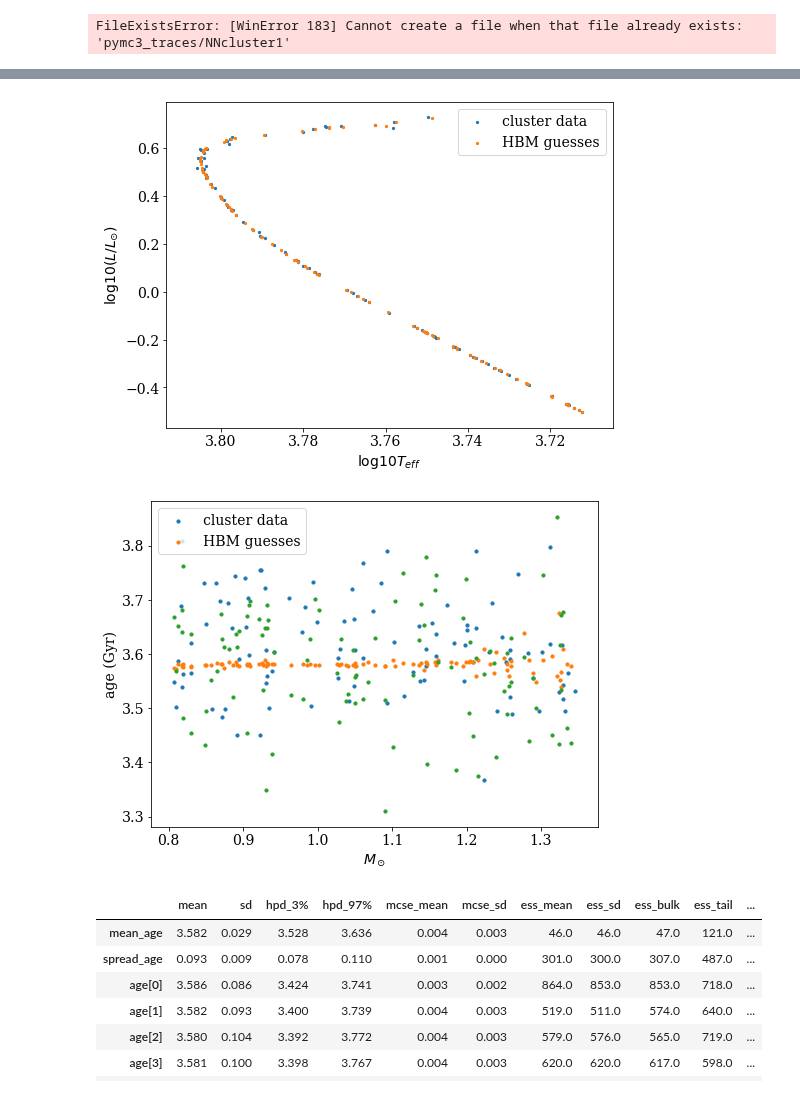
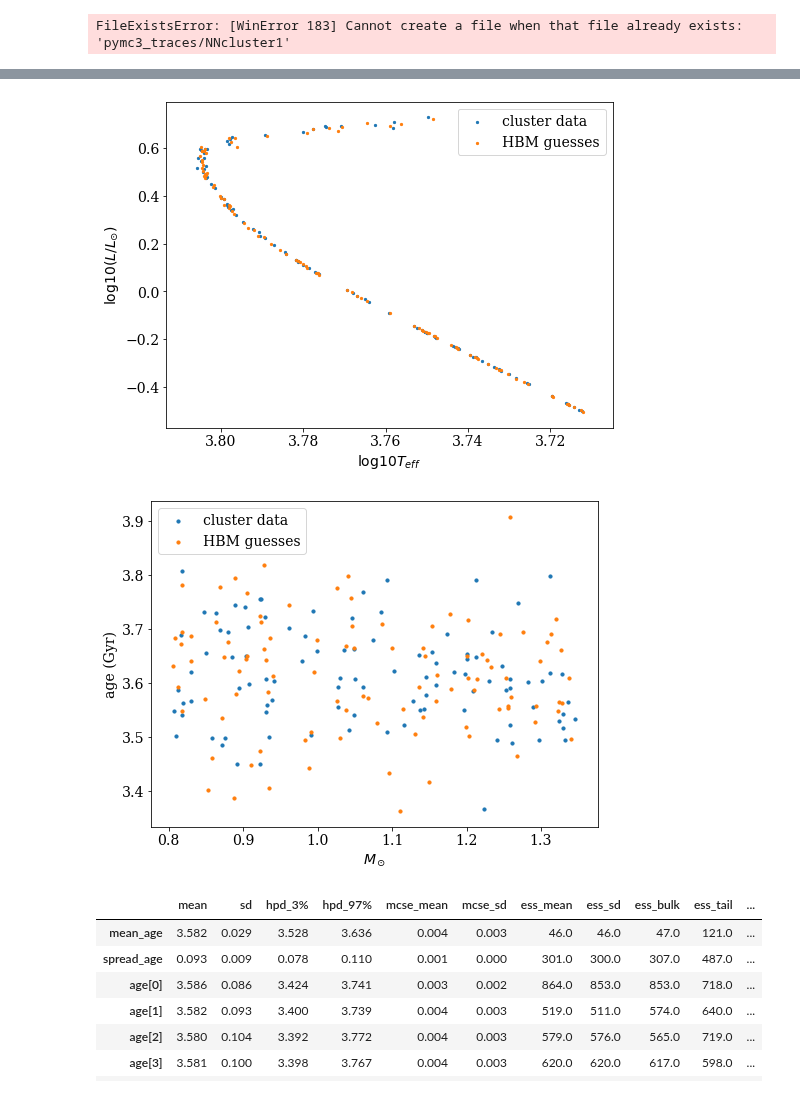
Before and after one commit to Harry-Westwood/Y4-Project-InterNeuralStellar, a Jupyter notebook: Hin's_files/NNpseudo_cluster.ipynb, the cells around one changed output, grey strips where cells are left out. Saved outputs shown, nothing was run; the diff lists cells and outputs as text; code cells hidden in the pictures.

```diff
--- a/Hin's_files/NNpseudo_cluster.ipynb
+++ b/Hin's_files/NNpseudo_cluster.ipynb
@@ -9,5 +14,4 @@ import os
 # %%
-m1=NNmodel('evo',['mass','age','feh','MLT'],['L','Teff','delnu'])
-m1.loadModel('Ran_files/small_grid_30/small_grid_model.h5')
-m1.getWeights()
+m1=NNmodel('evo',['mass','age','feh','MLT'],['radius','Teff','delnu'], Teff_scaling=5000)
+m1.loadModel('Ran_files/big_grid_77/000_best_model.h5')
 # %% [output]
@@ -93,3 +219,5 @@ os.mkdir(file)
 pm.save_trace(trace, directory=file+'/', overwrite=True)
 # %% [output]
 FileExistsError: [WinError 183] Cannot create a file when that file already exists: 'pymc3_traces/NNcluster1'
+# %%
+trace = pm.load_trace(directory='pymc3_traces/NNcluster3', model=model)
@@ -109,31 +257,31 @@ array([[<matplotlib.axes._subplots.AxesSubplot object at 0x...>,
 # %%
 from matplotlib import rc
 rc("font", family="serif", size=14)
-mean_ages=np.mean(trace['age'],axis=0)
-mean_masses = np.mean(trace['mass'],axis=0)
-Finputs = np.log10(np.vstack((mean_masses, mean_ages, 10**Tfeh, 10**TMLT)))
+pop1_ages=trace['age'][0]
+pop1_masses = trace['mass'][0]
+Finputs = np.log10(np.vstack((pop1_masses, pop1_ages, 10**Tfeh, 10**TMLT)))
 Foutputs = m1.model.predict(Finputs.T).T
 [FL, FTeff, Fdelnu] = 10**Foutputs
 fig, ax=plt.subplots(1,1,figsize=[8,6])
 ax.scatter(np.log10(TTeff), np.log10(TL), s=5, label='cluster data')
 ax.scatter(np.log10(FTeff), np.log10(FL), s=5, label='HBM guesses')
 ax.set_xlim(ax.get_xlim()[::-1])
 ax.set_xlabel(r'$\log10 T_{eff}$')
 ax.set_ylabel(r'$\log10(L/L_{\odot})$')
 ax.legend()
 plt.show()
 
 fig, ax=plt.subplots(1,1,figsize=[8,6])
 ax.scatter(Tmass, Tage,s=10, label='cluster data')
-ax.scatter(mean_masses, mean_ages, s=10, label='HBM guesses')
-ax.scatter(mean_masses, np.random.randn(N)*np.mean(trace['spread_age'])+np.mean(trace['mean_age']),s=10)
+ax.scatter(pop1_masses, pop1_ages, s=10, label='HBM guesses')
+#ax.scatter(mean_masses, np.random.randn(N)*np.mean(trace['spread_age'])+np.mean(trace['mean_age']),s=10)
 ax.set_xlabel(r'$M_\odot$')
 ax.set_ylabel(r'age (Gyr)')
 ax.legend()
 plt.show()
 # %% [output]
-[figure, old version]
+[figure, new version]
-[figure, old version]
+[figure, new version]
 # %%
 pm.summary(trace, var_names=['mean_age','spread_age','age','mass'])
 # %% [output]
```
Also changed, not shown: parts of 17 cells of this notebook.
